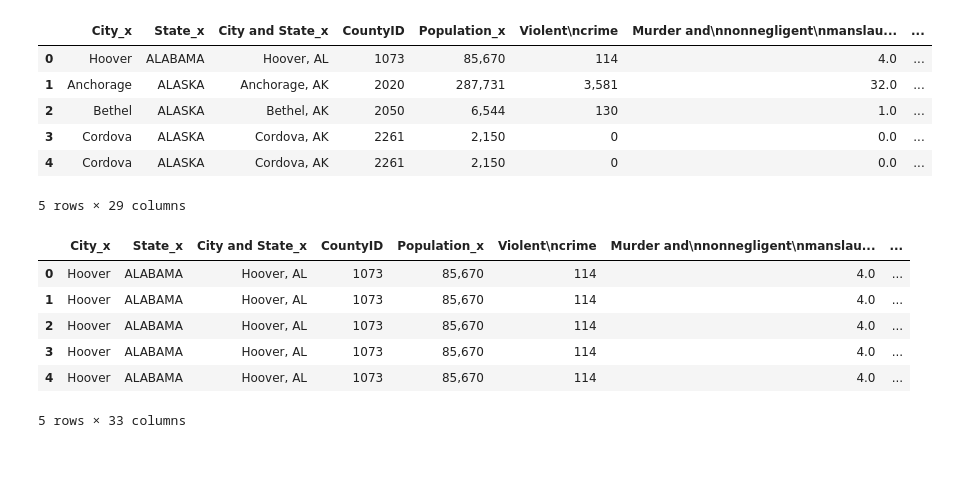
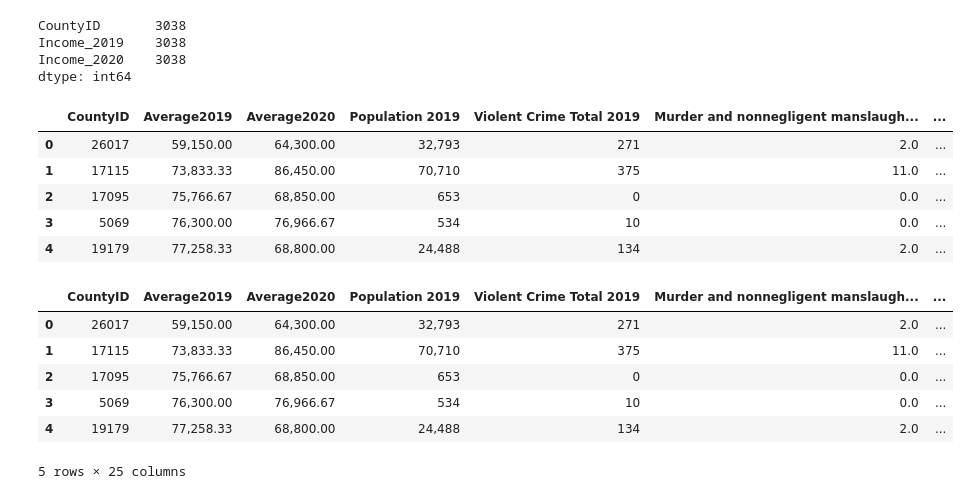
Before and after one commit to HarryWightJr/final_project, a Jupyter notebook: final_project.ipynb, the cells around one changed output. Drawn from its saved outputs; the diff is of its cells as text; code cells hidden in the pictures; blank space fills up the shorter version.

```diff
--- a/final_project.ipynb
+++ b/final_project.ipynb
@@ -22,0 +25,5 @@ crime_2019_df.head()
+# %%
+dropped_crime_2019_df = crime_2019_df.drop(columns=["City", "State","City and State"])
+sorted_crime_2019_df = dropped_crime_2019_df.sort_values("Population 2019")
+final_crime_2019_df = sorted_crime_2019_df.drop_duplicates(subset=['CountyID'], keep='last')
+final_crime_2019_df.head()
@@ -40,0 +99,4 @@ city_sales_df.head()
+# %%
+dropped_city_sales_df = city_sales_df.drop(columns=["RegionName", "StateName"])
+final_city_sales_df = dropped_city_sales_df.drop_duplicates(subset=['CountyID'], keep='last')
+final_city_sales_df.head()
@@ -41,23 +137,29 @@ city_sales_df.head()
+# %%
+final_income_df.count()
+# %% [output]
+CountyID       3038
+Income_2019    3038
+Income_2020    3038
+dtype: int64
 # %%
 # Combine the data into a single dataset.
-partial_df = pd.merge(crime_2019_df, crime_2020_df, on=["CountyID"])
-partial_df.head()
+partial_1_df = pd.merge(final_city_sales_df, final_crime_2019_df, how="left", on=["CountyID"])
+partial_1_df.head()
 # %% [output]
-|  | City_x | State_x | City and State_x | CountyID | Population_x | Violent\ncrime | Murder and\nnonnegligent\nmanslau... | ... |
-| 0 | Hoover | ALABAMA | Hoover, AL | 1073 | 85,670 | 114 | 4.0 | ... |
-| 1 | Anchorage | ALASKA | Anchorage, AK | 2020 | 287,731 | 3,581 | 32.0 | ... |
-| 2 | Bethel | ALASKA | Bethel, AK | 2050 | 6,544 | 130 | 1.0 | ... |
-| 3 | Cordova | ALASKA | Cordova, AK | 2261 | 2,150 | 0 | 0.0 | ... |
-| 4 | Cordova | ALASKA | Cordova, AK | 2261 | 2,150 | 0 | 0.0 | ... |
+|  | CountyID | Average2019 | Average2020 | Population 2019 | Violent Crime Total 2019 | Murder and nonnegligent manslaugh... | ... |
+| 0 | 26017 | 59,150.00 | 64,300.00 | 32,793 | 271 | 2.0 | ... |
+| 1 | 17115 | 73,833.33 | 86,450.00 | 70,710 | 375 | 11.0 | ... |
+| 2 | 17095 | 75,766.67 | 68,850.00 | 653 | 0 | 0.0 | ... |
+| 3 | 5069 | 76,300.00 | 76,966.67 | 534 | 10 | 0.0 | ... |
+| 4 | 19179 | 77,258.33 | 68,800.00 | 24,488 | 134 | 2.0 | ... |
-5 rows × 29 columns
-# %%
-complete_df = pd.merge(partial_df, city_sales_df, on=["CountyID"])
-complete_df.head()
-# %% [output]
-|  | City_x | State_x | City and State_x | CountyID | Population_x | Violent\ncrime | Murder and\nnonnegligent\nmanslau... | ... |
-| 0 | Hoover | ALABAMA | Hoover, AL | 1073 | 85,670 | 114 | 4.0 | ... |
-| 1 | Hoover | ALABAMA | Hoover, AL | 1073 | 85,670 | 114 | 4.0 | ... |
-| 2 | Hoover | ALABAMA | Hoover, AL | 1073 | 85,670 | 114 | 4.0 | ... |
-| 3 | Hoover | ALABAMA | Hoover, AL | 1073 | 85,670 | 114 | 4.0 | ... |
-| 4 | Hoover | ALABAMA | Hoover, AL | 1073 | 85,670 | 114 | 4.0 | ... |
-5 rows × 33 columns
+# %%
+partial_2_df = pd.merge(partial_1_df, final_crime_2020_df, how="left", on=["CountyID"])
+partial_2_df.head()
+# %% [output]
+|  | CountyID | Average2019 | Average2020 | Population 2019 | Violent Crime Total 2019 | Murder and nonnegligent manslaugh... | ... |
+| 0 | 26017 | 59,150.00 | 64,300.00 | 32,793 | 271 | 2.0 | ... |
+| 1 | 17115 | 73,833.33 | 86,450.00 | 70,710 | 375 | 11.0 | ... |
+| 2 | 17095 | 75,766.67 | 68,850.00 | 653 | 0 | 0.0 | ... |
+| 3 | 5069 | 76,300.00 | 76,966.67 | 534 | 10 | 0.0 | ... |
+| 4 | 19179 | 77,258.33 | 68,800.00 | 24,488 | 134 | 2.0 | ... |
+5 rows × 25 columns
```
Also changed, not shown: parts of 20 cells of this notebook.
